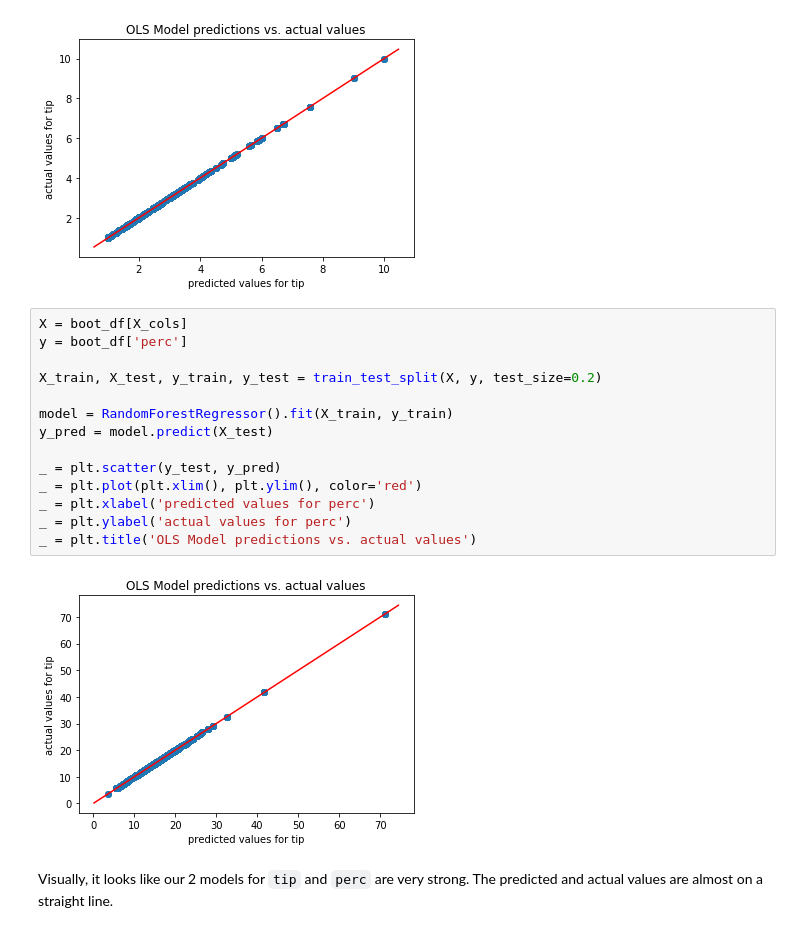
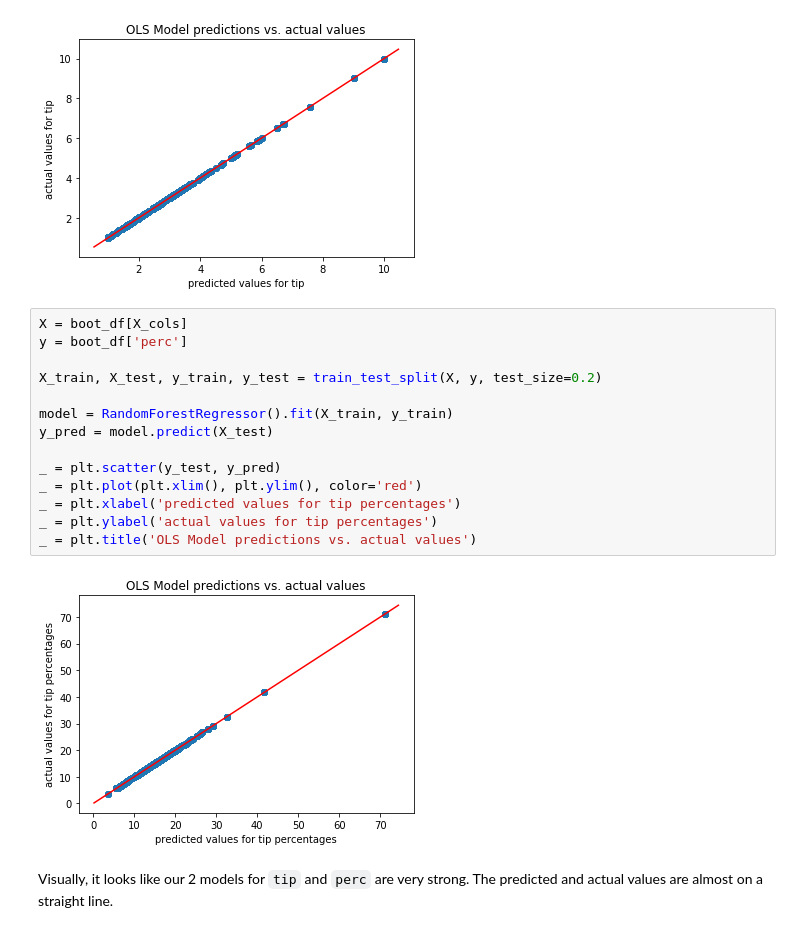
Before and after one commit to saintgau/Springboard-Projects, a Jupyter notebook: Springboard Projects/Predicting a Table's Tips/Modeling.ipynb, the cells around one changed output. Cells and saved outputs as stored; diff of their text form.

```diff
--- a/Springboard Projects/Predicting a Table's Tips/Modeling.ipynb
+++ b/Springboard Projects/Predicting a Table's Tips/Modeling.ipynb
@@ -498,19 +533,19 @@ _ = plt.title('OLS Model predictions vs. actual values')
 # %%
 X = boot_df[X_cols]
 y = boot_df['perc']
 
 X_train, X_test, y_train, y_test = train_test_split(X, y, test_size=0.2)
 
 model = RandomForestRegressor().fit(X_train, y_train)
 y_pred = model.predict(X_test)
 
 _ = plt.scatter(y_test, y_pred)
 _ = plt.plot(plt.xlim(), plt.ylim(), color='red')
-_ = plt.xlabel('predicted values for perc')
-_ = plt.ylabel('actual values for perc')
+_ = plt.xlabel('predicted values for tip percentages')
+_ = plt.ylabel('actual values for tip percentages')
 _ = plt.title('OLS Model predictions vs. actual values')
 # %% [output]
-[figure, old version]
+[figure, new version]
 # %% [markdown]
 Visually, it looks like our 2 models for `tip` and `perc` are very strong. The predicted and actual values are almost on a straight line.
 # %% [markdown]
```
Also changed, not shown: parts of 19 cells of this notebook.
